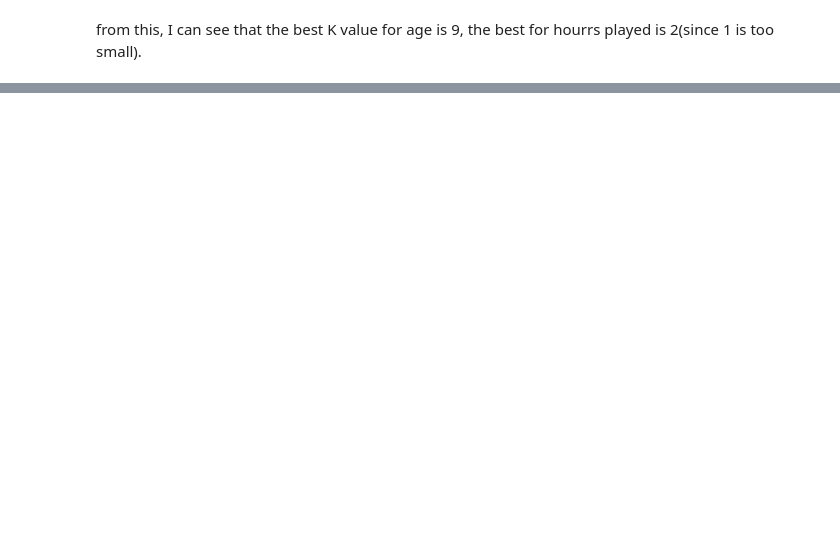
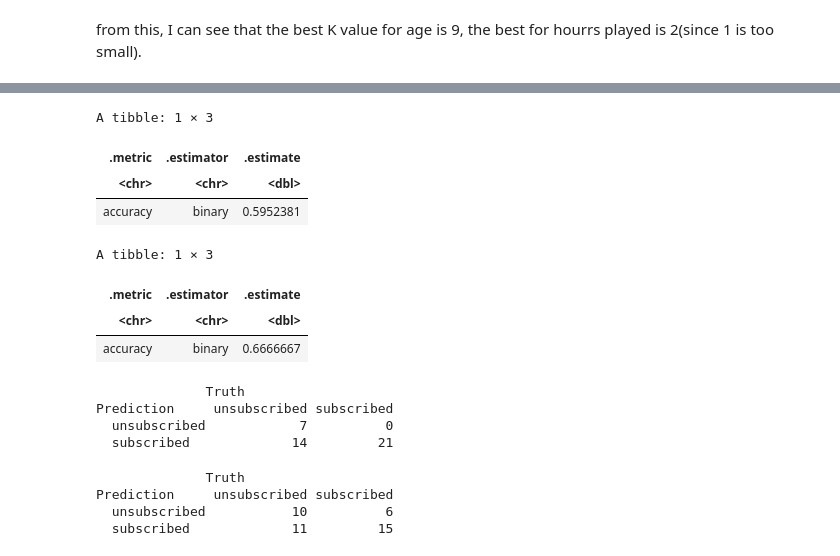
Before and after one commit to wwu0716/nick-project-, a Jupyter notebook: project_original.ipynb, the cells around one changed output, grey strips where cells are left out. Saved outputs shown, nothing was run; the diff lists cells and outputs as text; code cells hidden in the pictures; blank space fills up the shorter version.

```diff
--- a/project_original.ipynb
+++ b/project_original.ipynb
@@ -311,0 +351,41 @@ This could lead to the future question of "why almost everyone who played in the
+# %%
+#we will get accuracy of both models
+age_accuracy = age_test_predictions |>
+metrics(truth = subscribe, estimate = .pred_class) |>
+  filter(.metric == "accuracy")
+age_accuracy
+
+hours_accuracy = hours_test_predictions |>
+metrics(truth = subscribe, estimate = .pred_class) |>
+  filter(.metric == "accuracy")
+hours_accuracy
+# %% [output]
+A tibble: 1 × 3
+| .metric | .estimator | .estimate |
+| <chr> | <chr> | <dbl> |
+| accuracy | binary | 0.5952381 |
+A tibble: 1 × 3
+| .metric | .estimator | .estimate |
+| <chr> | <chr> | <dbl> |
+| accuracy | binary | 0.6666667 |
+# %%
+#above we see that hours played has a higher accuracy, now we will better visualize it by making a confusion matrix for the models
+#confusion matrix for hours played
+confusion_hours <- hours_test_predictions |>
+             conf_mat(truth = subscribe, estimate = .pred_class)
+confusion_hours
+# %% [output]
+              Truth
+Prediction     unsubscribed subscribed
+  unsubscribed            7          0
+  subscribed             14         21
+# %%
+#confusion matrix for age
+confusion_age = age_test_predictions |>
+conf_mat(truth = subscribe, estimate = .pred_class)
+confusion_age
+# %% [output]
+              Truth
+Prediction     unsubscribed subscribed
+  unsubscribed           10          6
+  subscribed             11         15
```
Also changed, not shown: parts of 11 cells of this notebook.
